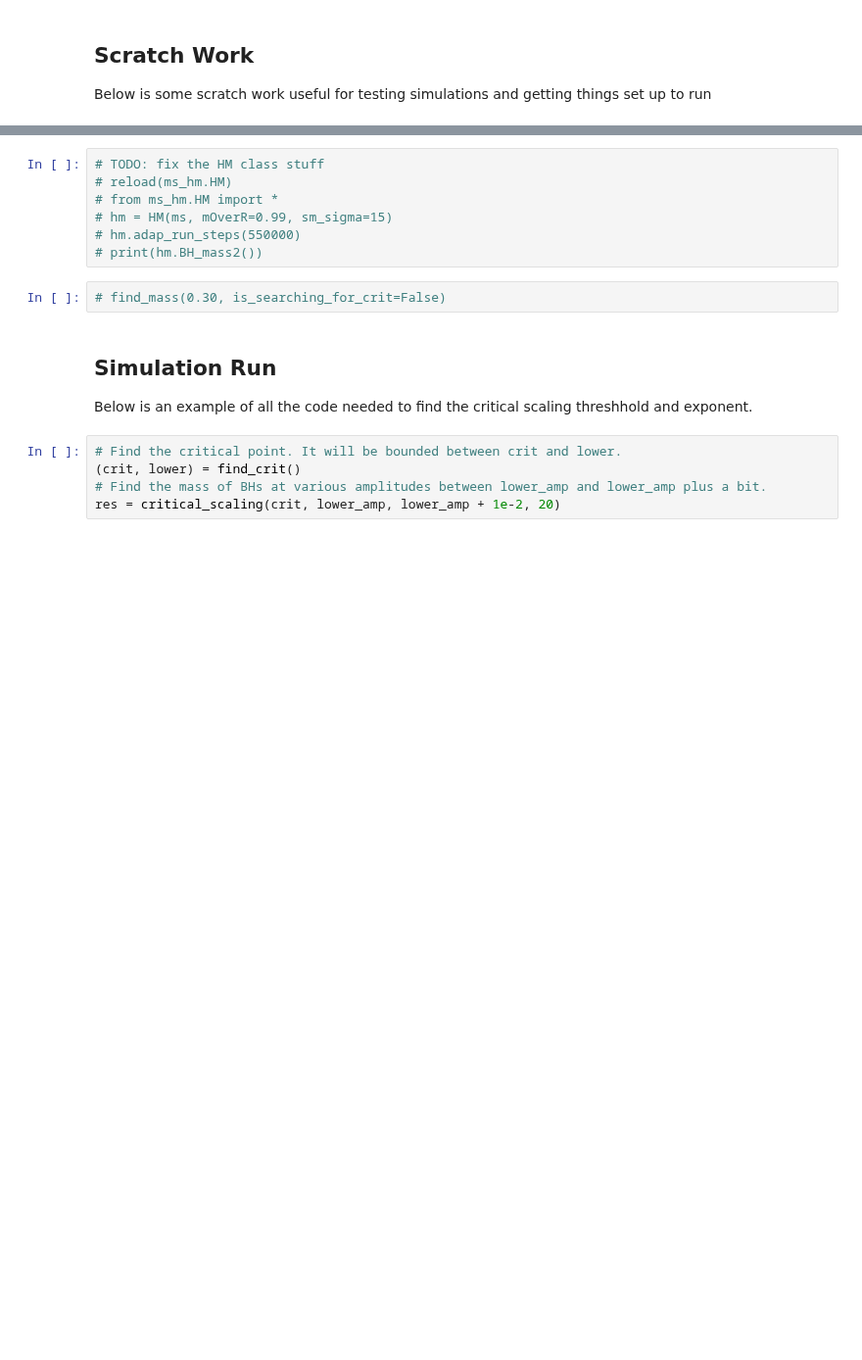
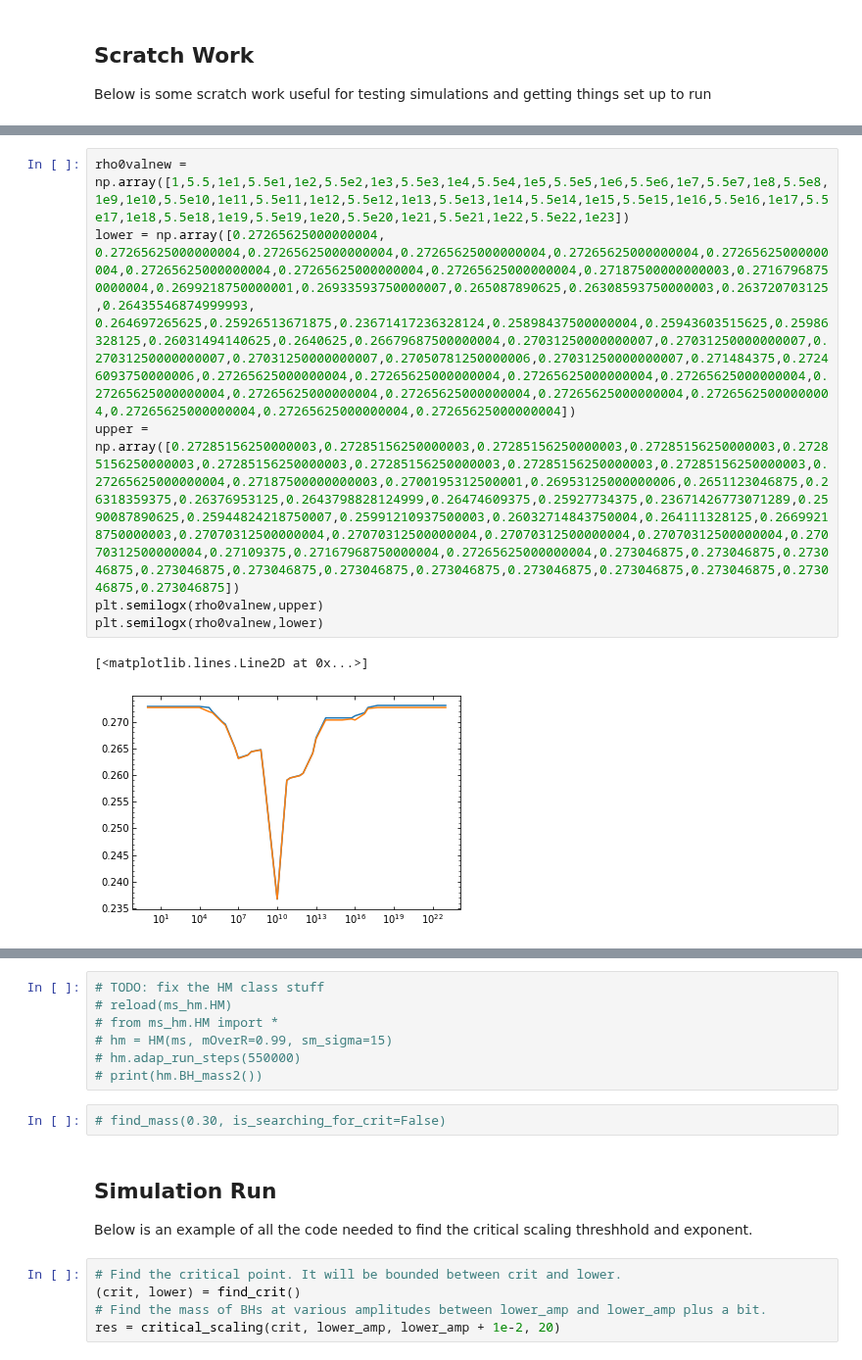
Before and after one commit to jbmertens/criticalcollapse, a Jupyter notebook: Critical_scaling.ipynb, the cells around one changed output, grey strips where cells are left out. Shown at 98% size. Cells and saved outputs as stored; diff of their text form; blank space fills up the shorter version.

```diff
--- a/Critical_scaling.ipynb
+++ b/Critical_scaling.ipynb
@@ -257,0 +277,9 @@ plt.semilogx
+# %%
+rho0valnew = np.array([1,5.5,1e1,5.5e1,1e2,5.5e2,1e3,5.5e3,1e4,5.5e4,1e5,5.5e5,1e6,5.5e6,1e7,5.5e7,1e8,5.5e8,1e9,1e10,5.5e10,1e11,5.5e11,1e12,5.5e12,1e13,5.5e13,1e14,5.5e14,1e15,5.5e15,1e16,5.5e16,1e17,5.5e17,1e18,5.5e18,1e19,5.5e19,1e20,5.5e20,1e21,5.5e21,1e22,5.5e22,1e23])
+lower = np.array([0.27265625000000004, 0.27265625000000004,0.27265625000000004,0.27265625000000004,0.27265625000000004,0.27265625000000004,0.27265625000000004,0.27265625000000004,0.27265625000000004,0.27187500000000003,0.27167968750000004,0.2699218750000001,0.26933593750000007,0.265087890625,0.26308593750000003,0.263720703125,0.26435546874999993, 0.264697265625,0.25926513671875,0.23671417236328124,0.25898437500000004,0.25943603515625,0.25986328125,0.26031494140625,0.2640625,0.26679687500000004,0.27031250000000007,0.27031250000000007,0.27031250000000007,0.27031250000000007,0.27050781250000006,0.27031250000000007,0.271484375,0.27246093750000006,0.27265625000000004,0.27265625000000004,0.27265625000000004,0.27265625000000004,0.27265625000000004,0.27265625000000004,0.27265625000000004,0.27265625000000004,0.27265625000000004,0.27265625000000004,0.27265625000000004,0.27265625000000004])
+upper = np.array([0.27285156250000003,0.27285156250000003,0.27285156250000003,0.27285156250000003,0.27285156250000003,0.27285156250000003,0.27285156250000003,0.27285156250000003,0.27285156250000003,0.27265625000000004,0.27187500000000003,0.2700195312500001,0.26953125000000006,0.2651123046875,0.26318359375,0.26376953125,0.2643798828124999,0.26474609375,0.25927734375,0.23671426773071289,0.2590087890625,0.25944824218750007,0.25991210937500003,0.26032714843750004,0.264111328125,0.26699218750000003,0.27070312500000004,0.27070312500000004,0.27070312500000004,0.27070312500000004,0.27070312500000004,0.27109375,0.27167968750000004,0.27265625000000004,0.273046875,0.273046875,0.273046875,0.273046875,0.273046875,0.273046875,0.273046875,0.273046875,0.273046875,0.273046875,0.273046875,0.273046875])
+plt.semilogx(rho0valnew,upper)
+plt.semilogx(rho0valnew,lower)
+# %% [output]
+[<matplotlib.lines.Line2D at 0x...>]
+[figure, added]
```
Also changed, not shown: parts of 11 cells of this notebook, 6 other files.
